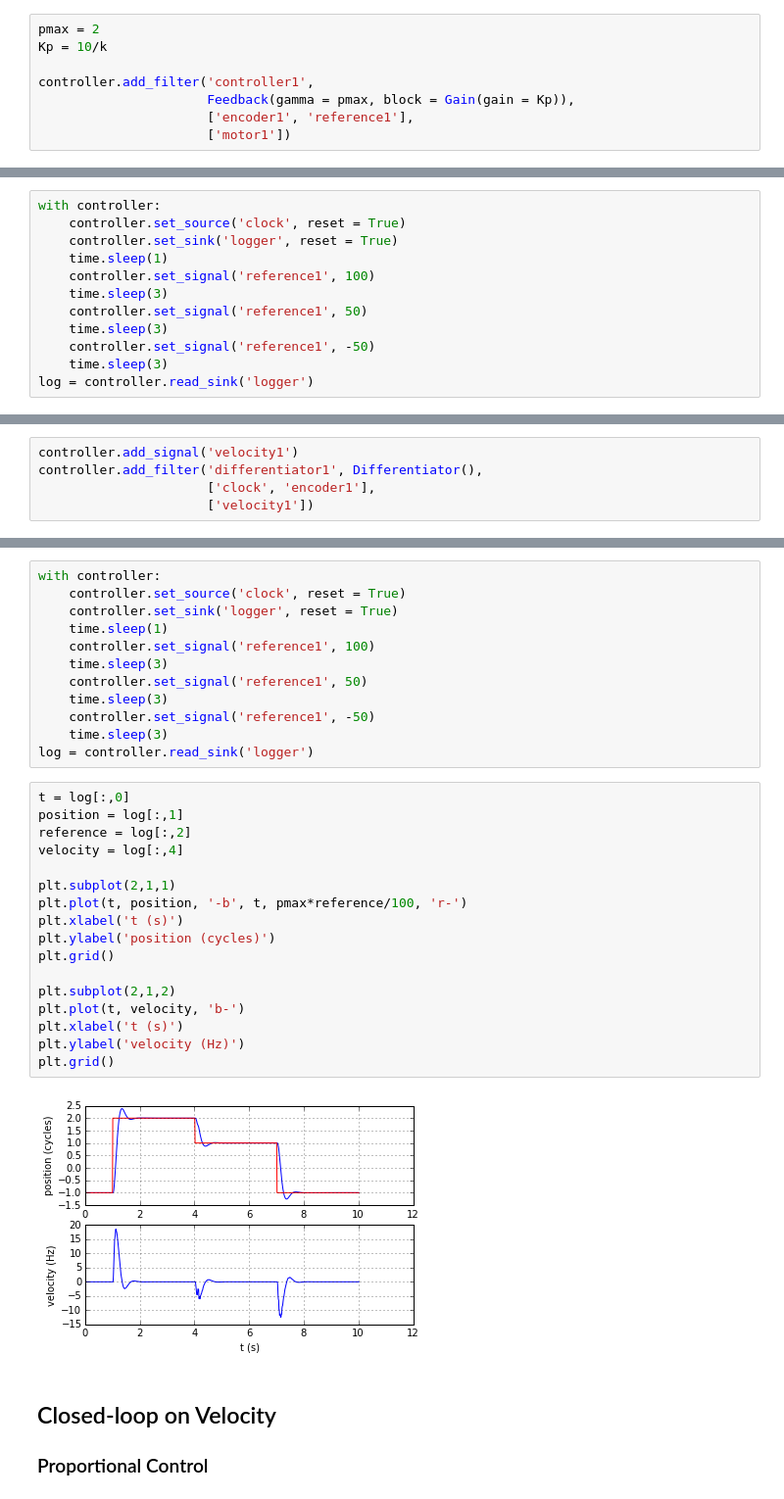
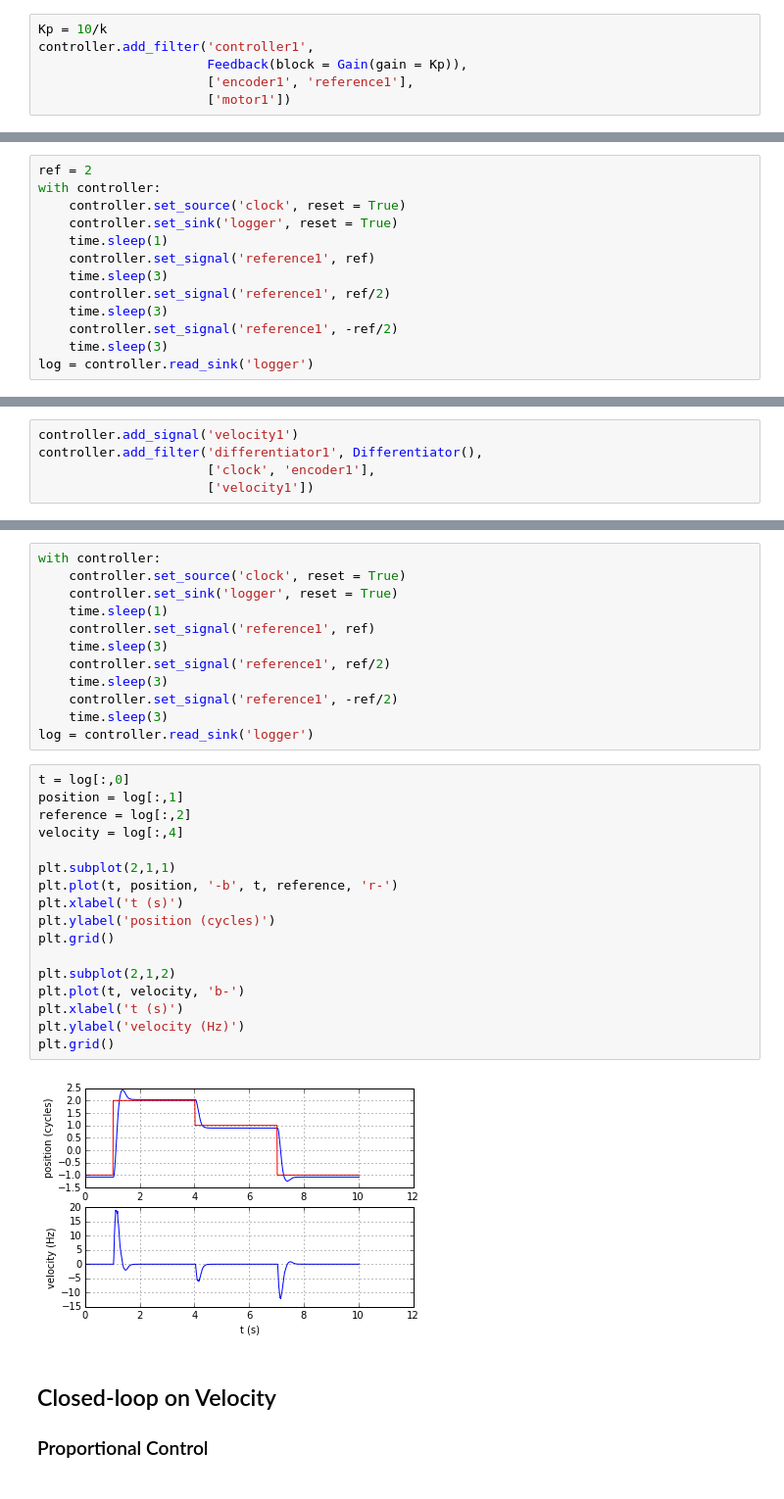
Before and after one commit to mcdeoliveira/pyctrl, a Jupyter notebook: python/notebook/TestController.ipynb, the cells around one changed output, grey strips where cells are left out. Shown at 98% size. Drawn from its saved outputs; the diff is of its cells as text.

```diff
--- a/python/notebook/TestController.ipynb
+++ b/python/notebook/TestController.ipynb
@@ -74,11 +76,9 @@ plt.grid()
 # %%
 controller.add_signal('reference1')
 # %%
-pmax = 2
 Kp = 10/k
-
 controller.add_filter('controller1',
-                      Feedback(gamma = pmax, block = Gain(gain = Kp)),
+                      Feedback(block = Gain(gain = Kp)),
                       ['encoder1', 'reference1'],
                       ['motor1'])
 # %%
@@ -102,15 +104,16 @@ print(controller.info('all'))
 > sinks
   1. clock, encoder1, reference1, motor1 >> logger[enabled]
 # %%
+ref = 2
 with controller:
     controller.set_source('clock', reset = True)
     controller.set_sink('logger', reset = True)
     time.sleep(1)
-    controller.set_signal('reference1', 100)
+    controller.set_signal('reference1', ref)
     time.sleep(3)
-    controller.set_signal('reference1', 50)
+    controller.set_signal('reference1', ref/2)
     time.sleep(3)
-    controller.set_signal('reference1', -50)
+    controller.set_signal('reference1', -ref/2)
     time.sleep(3)
 log = controller.read_sink('logger')
 # %%
@@ -158,32 +163,32 @@ with controller:
     controller.set_source('clock', reset = True)
     controller.set_sink('logger', reset = True)
     time.sleep(1)
-    controller.set_signal('reference1', 100)
+    controller.set_signal('reference1', ref)
     time.sleep(3)
-    controller.set_signal('reference1', 50)
+    controller.set_signal('reference1', ref/2)
     time.sleep(3)
-    controller.set_signal('reference1', -50)
+    controller.set_signal('reference1', -ref/2)
     time.sleep(3)
 log = controller.read_sink('logger')
 # %%
 t = log[:,0]
 position = log[:,1]
 reference = log[:,2]
 velocity = log[:,4]
 
 plt.subplot(2,1,1)
-plt.plot(t, position, '-b', t, pmax*reference/100, 'r-')
+plt.plot(t, position, '-b', t, reference, 'r-')
 plt.xlabel('t (s)')
 plt.ylabel('position (cycles)')
 plt.grid()
 
 plt.subplot(2,1,2)
 plt.plot(t, velocity, 'b-')
 plt.xlabel('t (s)')
 plt.ylabel('velocity (Hz)')
 plt.grid()
 # %% [output]
-[figure, old version]
+[figure, new version]
 # %% [markdown]
 ## Closed-loop on Velocity
 ### Proportional Control
```
Also changed, not shown: parts of 15 cells of this notebook, 23 other files.
